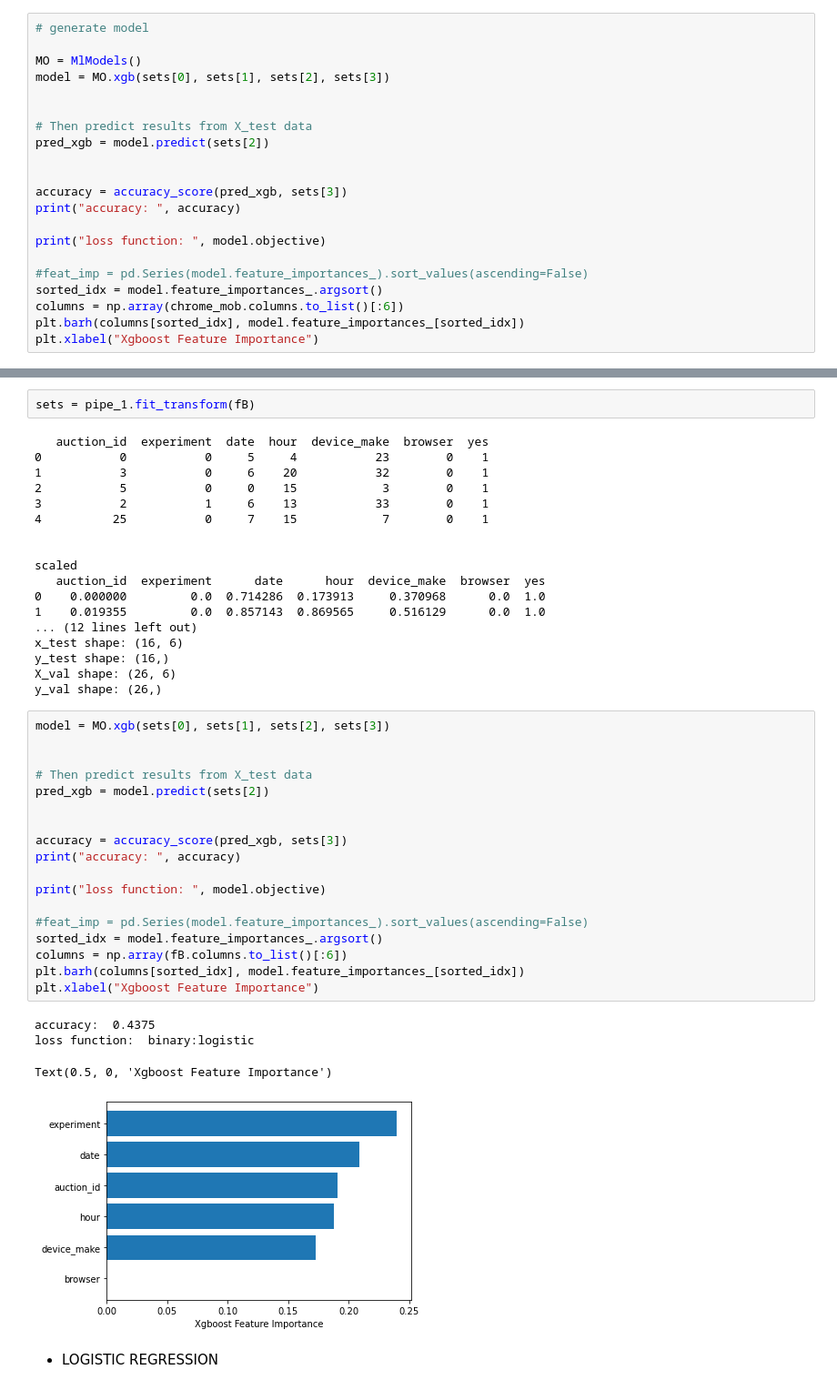
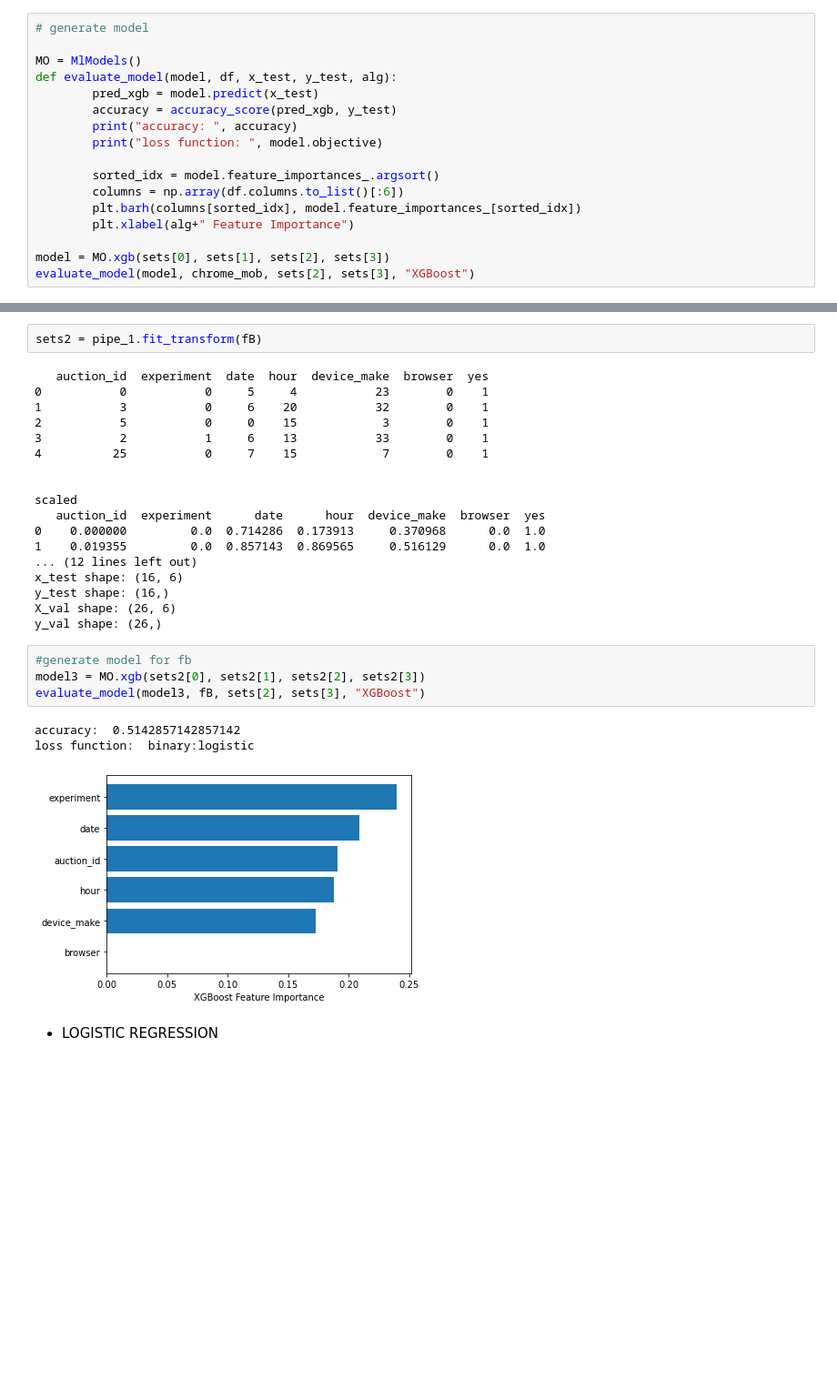
Before and after one commit to sel6/abtest-mlops, a Jupyter notebook: notebooks/ml_modelling.ipynb, the cells around one changed output, grey strips where cells are left out. Shown: that part at 91% size. Saved outputs shown, nothing was run; the diff lists cells and outputs as text; blank space fills up the shorter version.

```diff
--- a/notebooks/ml_modelling.ipynb
+++ b/notebooks/ml_modelling.ipynb
@@ -151,23 +151,19 @@ y_val shape: (113,)
 # generate model
 
 MO = MlModels()
+def evaluate_model(model, df, x_test, y_test, alg):
+        pred_xgb = model.predict(x_test)
+        accuracy = accuracy_score(pred_xgb, y_test)
+        print("accuracy: ", accuracy)
+        print("loss function: ", model.objective)
+
+        sorted_idx = model.feature_importances_.argsort()
+        columns = np.array(df.columns.to_list()[:6])
+        plt.barh(columns[sorted_idx], model.feature_importances_[sorted_idx])
+        plt.xlabel(alg+" Feature Importance")
+
 model = MO.xgb(sets[0], sets[1], sets[2], sets[3])
-
-
-# Then predict results from X_test data
-pred_xgb = model.predict(sets[2])
-
-
-accuracy = accuracy_score(pred_xgb, sets[3])
-print("accuracy: ", accuracy)
-
-print("loss function: ", model.objective)
-
-#feat_imp = pd.Series(model.feature_importances_).sort_values(ascending=False)
-sorted_idx = model.feature_importances_.argsort()
-columns = np.array(chrome_mob.columns.to_list()[:6])
-plt.barh(columns[sorted_idx], model.feature_importances_[sorted_idx])
-plt.xlabel("Xgboost Feature Importance")
+evaluate_model(model, chrome_mob, sets[2], sets[3], "XGBoost")
 # %% [output]
 accuracy:  0.4714285714285714
 loss function:  binary:logistic
@@ -222,7 +201,7 @@ Text(0.5, 0, 'Xgboost Feature Importance')
 # %% [markdown]
 * ML PROCESS FOR FACEBOOK
 # %%
-sets = pipe_1.fit_transform(fB)
+sets2 = pipe_1.fit_transform(fB)
 # %% [output]
    auction_id  experiment  date  hour  device_make  browser  yes
 0           0           0     5     4           23        0    1
@@ -241,29 +220,14 @@ x_test shape: (16, 6)
 y_test shape: (16,)
 X_val shape: (26, 6)
 y_val shape: (26,)
-# %%
-model = MO.xgb(sets[0], sets[1], sets[2], sets[3])
-
-
-# Then predict results from X_test data
-pred_xgb = model.predict(sets[2])
-
-
-accuracy = accuracy_score(pred_xgb, sets[3])
-print("accuracy: ", accuracy)
-
-print("loss function: ", model.objective)
-
-#feat_imp = pd.Series(model.feature_importances_).sort_values(ascending=False)
-sorted_idx = model.feature_importances_.argsort()
-columns = np.array(fB.columns.to_list()[:6])
-plt.barh(columns[sorted_idx], model.feature_importances_[sorted_idx])
-plt.xlabel("Xgboost Feature Importance")
-# %% [output]
-accuracy:  0.4375
-loss function:  binary:logistic
-Text(0.5, 0, 'Xgboost Feature Importance')
-[figure, removed]
+# %%
+#generate model for fb
+model3 = MO.xgb(sets2[0], sets2[1], sets2[2], sets2[3])
+evaluate_model(model3, fB, sets[2], sets[3], "XGBoost")
+# %% [output]
+accuracy:  0.5142857142857142
+loss function:  binary:logistic
+[figure, added]
 # %% [markdown]
 * LOGISTIC REGRESSION
 # %%
```
Also changed, not shown: parts of 9 cells of this notebook.
